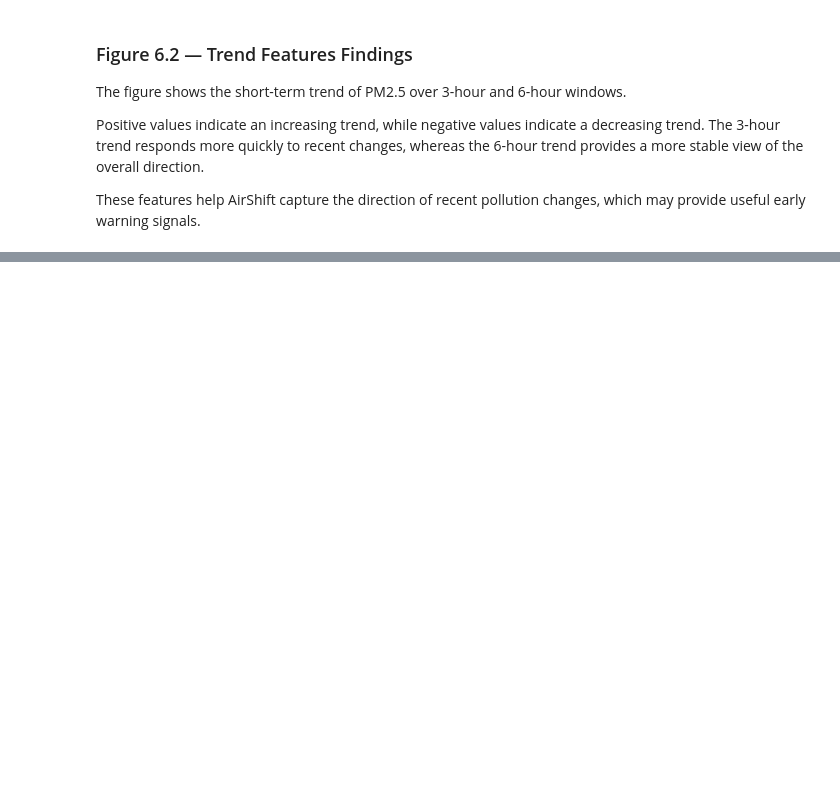
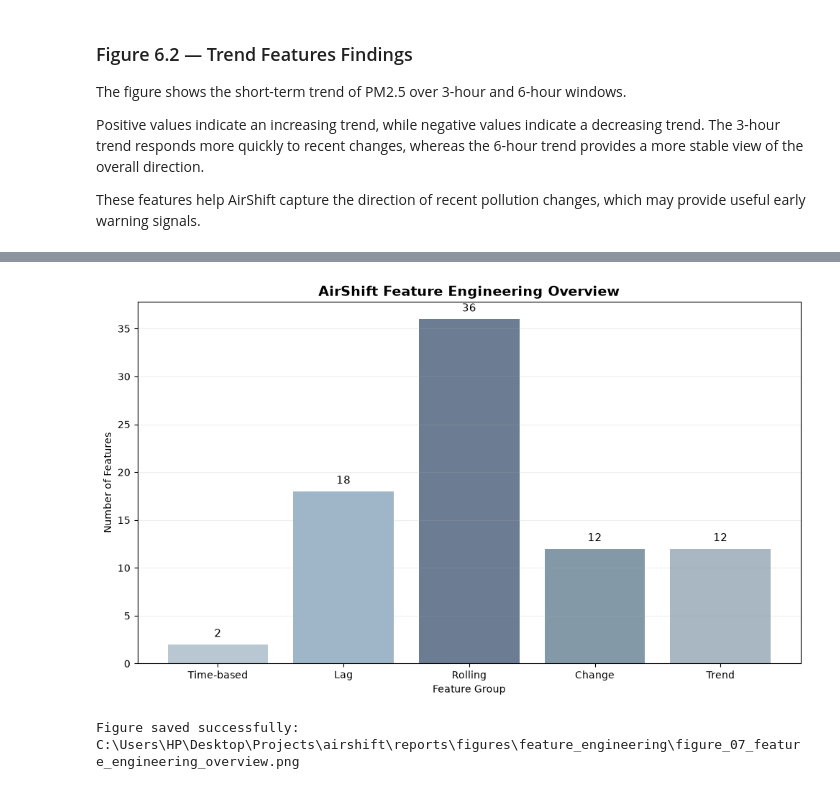
Before and after one commit to saraalwadia/airshift, a Jupyter notebook: notebooks/03_feature_engineering.ipynb, the cells around one changed output, grey strips where cells are left out. Saved outputs shown, nothing was run; the diff lists cells and outputs as text; code cells hidden in the pictures; blank space fills up the shorter version.

Commit message:
feature engineering overview

```diff
--- a/notebooks/03_feature_engineering.ipynb
+++ b/notebooks/03_feature_engineering.ipynb
@@ -861,0 +903,78 @@ These features help AirShift capture the direction of recent pollution changes,
+# %%
+FIGURES_DIR = Path("../reports/figures/feature_engineering")
+FIGURES_DIR.mkdir(parents=True, exist_ok=True)
+
+feature_groups = [
+    "Time-based",
+    "Lag",
+    "Rolling",
+    "Change",
+    "Trend"
+]
+
+feature_counts = [
+    2,
+    18,
+    36,
+    12,
+    12
+]
+
+plt.figure(figsize=(10, 6))
+
+bars = plt.bar(
+    feature_groups,
+    feature_counts,
+    color=[
+        "#B8C7D1",
+        "#9FB6C9",
+        "#6B7C93",
+        "#8499A8",
+        "#A8B7C2"
+    ]
+)
+
+plt.title(
+    "AirShift Feature Engineering Overview",
+    fontsize=14,
+    fontweight="bold"
+)
+
+plt.xlabel("Feature Group")
+plt.ylabel("Number of Features")
+
+plt.grid(
+    axis="y",
+    alpha=0.2
+)
+
+for bar, count in zip(bars, feature_counts):
+    plt.text(
+        bar.get_x() + bar.get_width() / 2,
+        count + 0.8,
+        str(count),
+        ha="center",
+        fontsize=11
+    )
+
+plt.tight_layout()
+
+figure_path = (
+    FIGURES_DIR /
+    "figure_07_feature_engineering_overview.png"
+)
+
+plt.savefig(
+    figure_path,
+    dpi=300,
+    bbox_inches="tight"
+)
+
+plt.show()
+
+print("Figure saved successfully:")
+print(figure_path.resolve())
+# %% [output]
+[figure, added]
+Figure saved successfully:
+C:\Users\HP\Desktop\Projects\airshift\reports\figures\feature_engineering\figure_07_feature_engineering_overview.png
```
Also changed, not shown: parts of 3 cells of this notebook.
